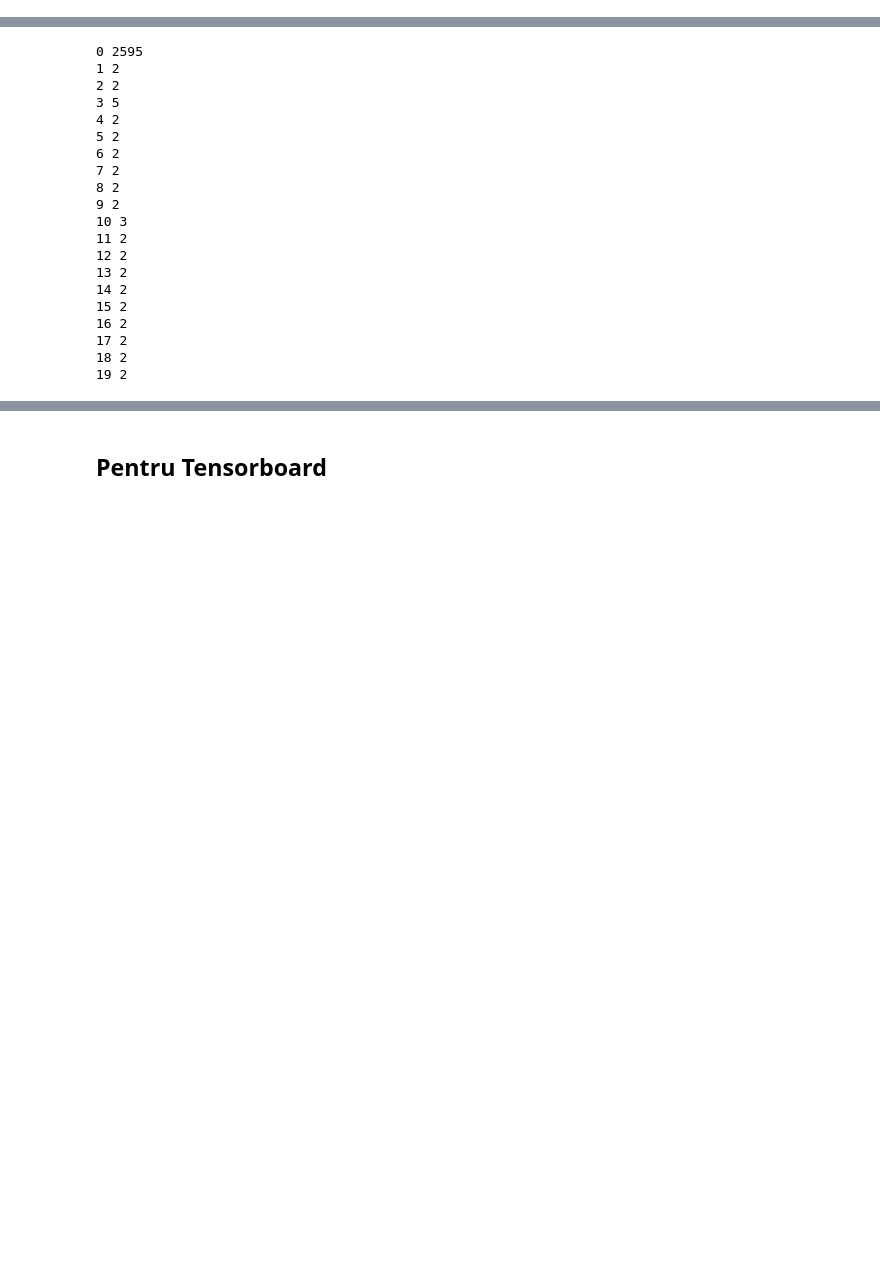
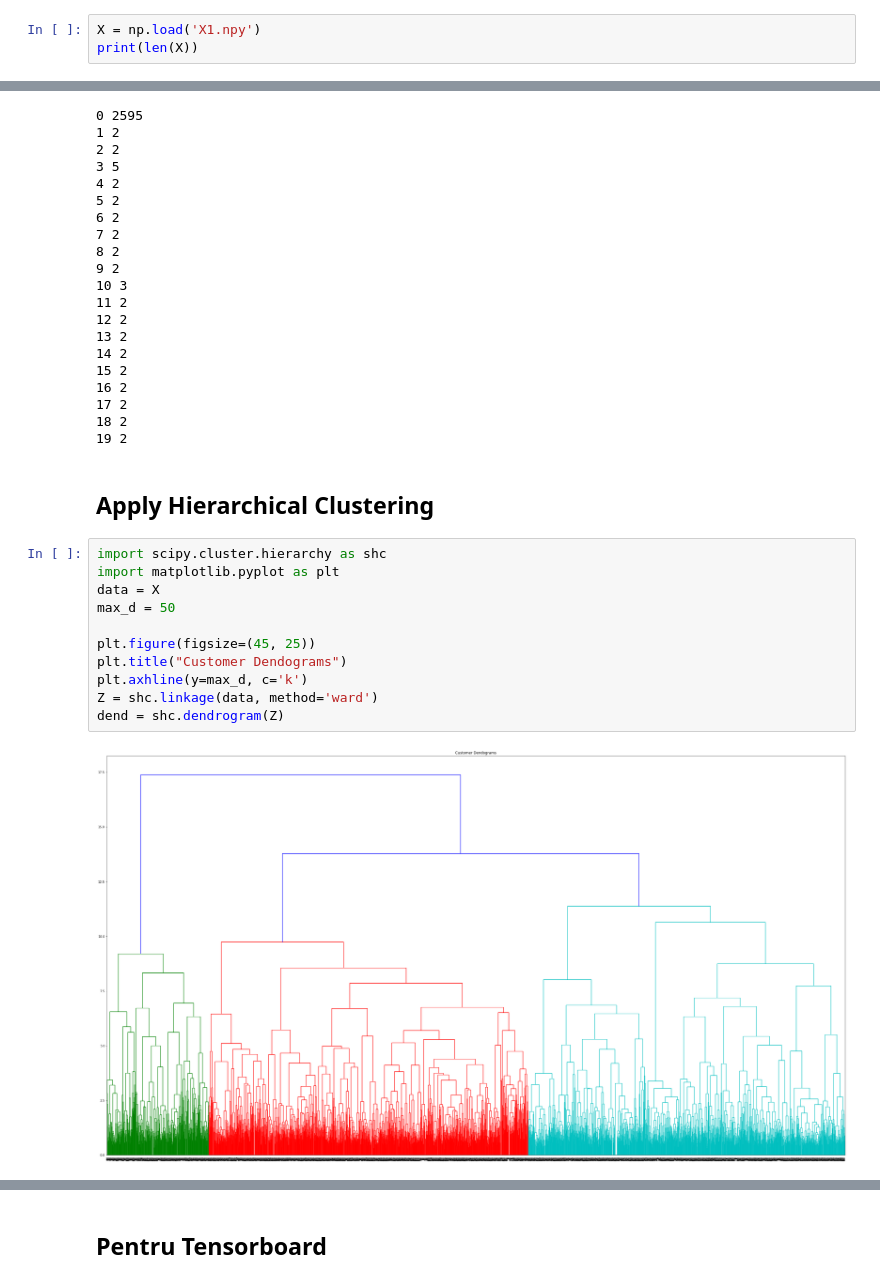
Before and after one commit to keg-tucn/CristinaPele_DBLP_2019, a Jupyter notebook: word2vec/GoogleNews-vectors-negative300/word2vec_GoogleNews-vectors-negative300.ipynb, the cells around one changed output, grey strips where cells are left out. Saved outputs shown, nothing was run; the diff lists cells and outputs as text; blank space fills up the shorter version.

```diff
--- a/word2vec/GoogleNews-vectors-negative300/word2vec_GoogleNews-vectors-negative300.ipynb
+++ b/word2vec/GoogleNews-vectors-negative300/word2vec_GoogleNews-vectors-negative300.ipynb
@@ -63,3 +159,6 @@ np.save('X1.npy', X)
+# %%
+X = np.load('X1.npy')
+print(len(X))
 # %% [markdown]
 ## Apply DBScan
 # %%
@@ -218,3 +317,18 @@ for elem in clusters:
 17 2
 18 2
 19 2
+# %% [markdown]
+## Apply Hierarchical Clustering
+# %%
+import scipy.cluster.hierarchy as shc
+import matplotlib.pyplot as plt
+data = X
+max_d = 50
+
+plt.figure(figsize=(45, 25))
+plt.title("Customer Dendograms")
+plt.axhline(y=max_d, c='k')
+Z = shc.linkage(data, method='ward')
+dend = shc.dendrogram(Z)
+# %% [output]
+[figure, added]
```
Also changed, not shown: parts of 18 cells of this notebook, 1 other file.
